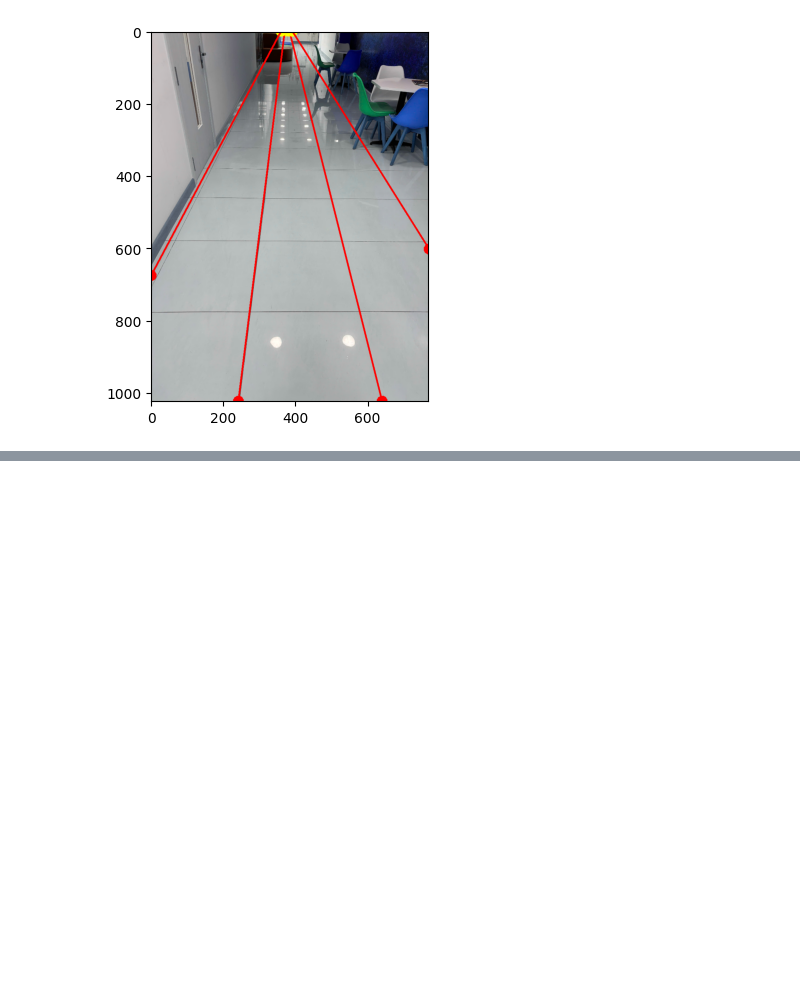
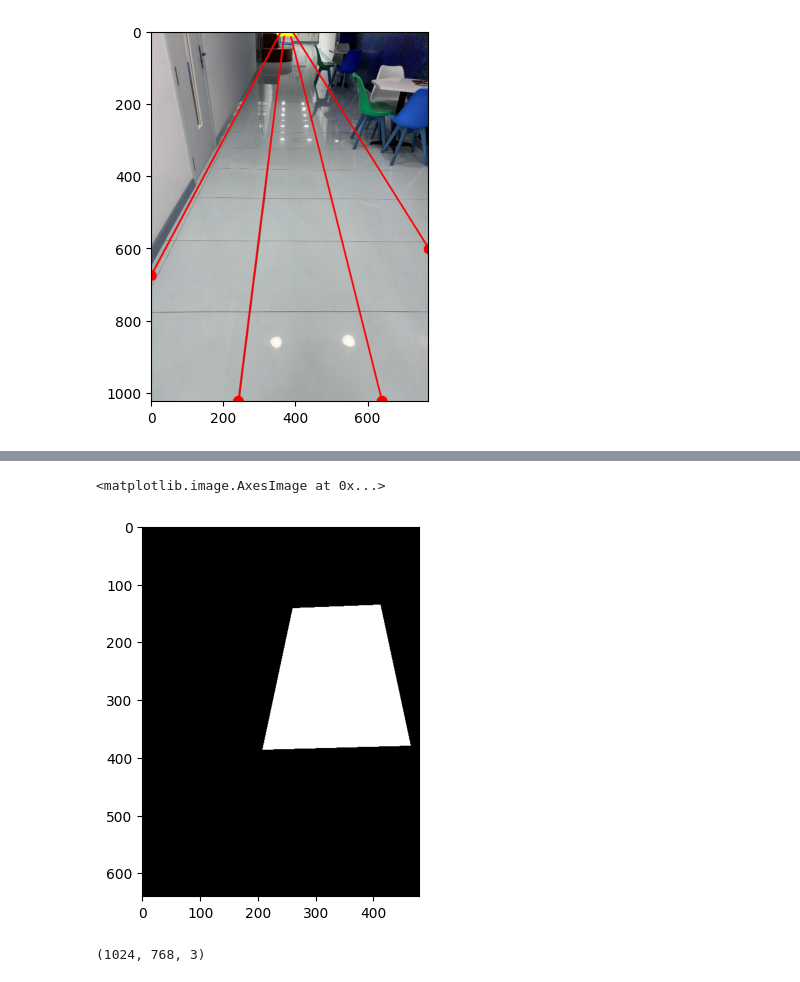
Before and after one commit to NhatNam041206/CVForGW_Project, a Jupyter notebook: analysis.ipynb, the cells around one changed output, grey strips where cells are left out. Saved outputs shown, nothing was run; the diff lists cells and outputs as text; code cells hidden in the pictures; blank space fills up the shorter version.

```diff
--- a/analysis.ipynb
+++ b/analysis.ipynb
@@ -436,0 +463,17 @@ Next task: calculate the avg line (done), avg left and avg right angles. Further
+# %%
+def create_binary_quad(points, img_size=(400, 400)):
+
+    mask = np.zeros(img_size, dtype=np.uint8)
+
+    pts = np.array(points, dtype=np.int32).reshape(-1, 1, 2)
+
+    cv2.fillPoly(mask, [pts], 255)
+
+    return mask
+# %%
+binary_mask=create_binary_quad(roi_point, img_size=(640, 480))
+# %%
+plt.imshow(binary_mask)
+# %% [output]
+<matplotlib.image.AxesImage at 0x...>
+[figure, added]
@@ -436,0 +510,4 @@ Next task: calculate the avg line (done), avg left and avg right angles. Further
+# %%
+img_c.shape
+# %% [output]
+(1024, 768, 3)
```
Also changed, not shown: parts of 16 cells of this notebook, 2 other files.
